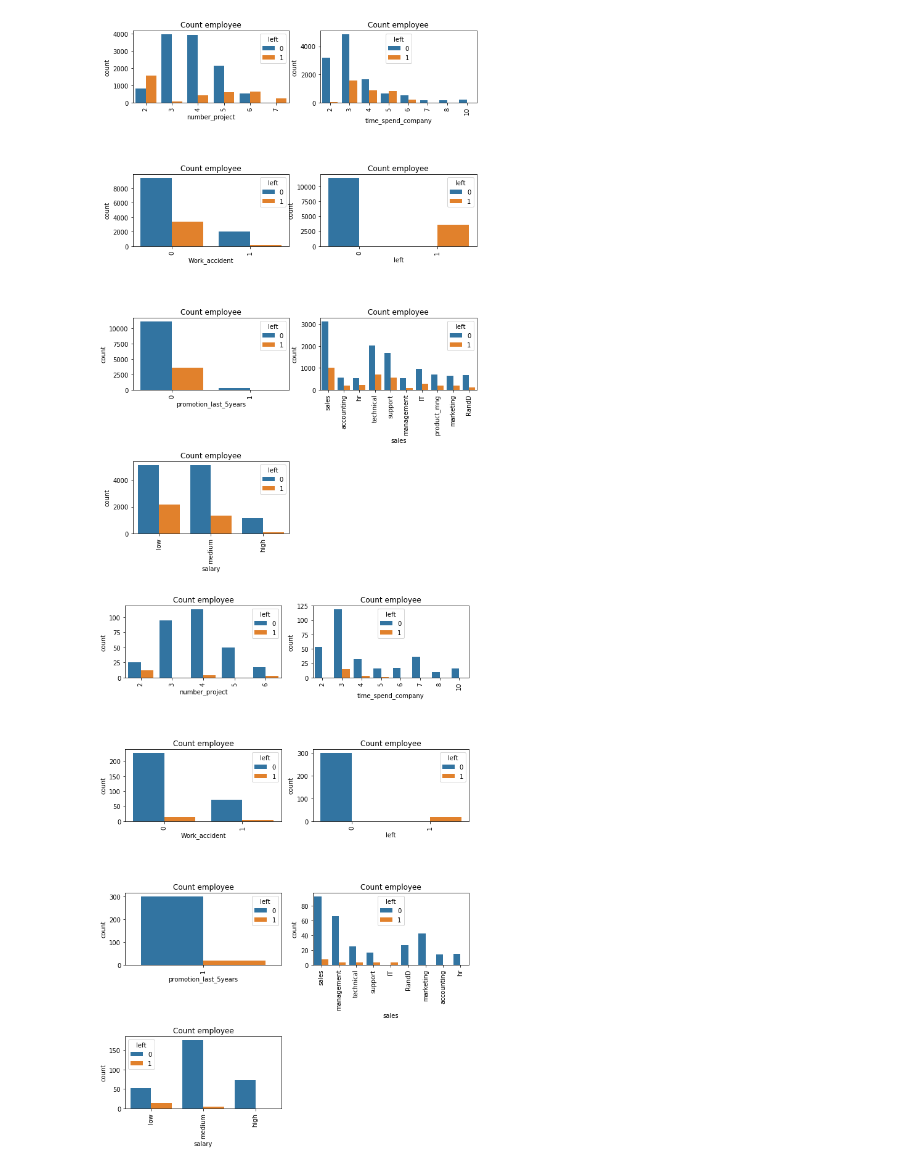
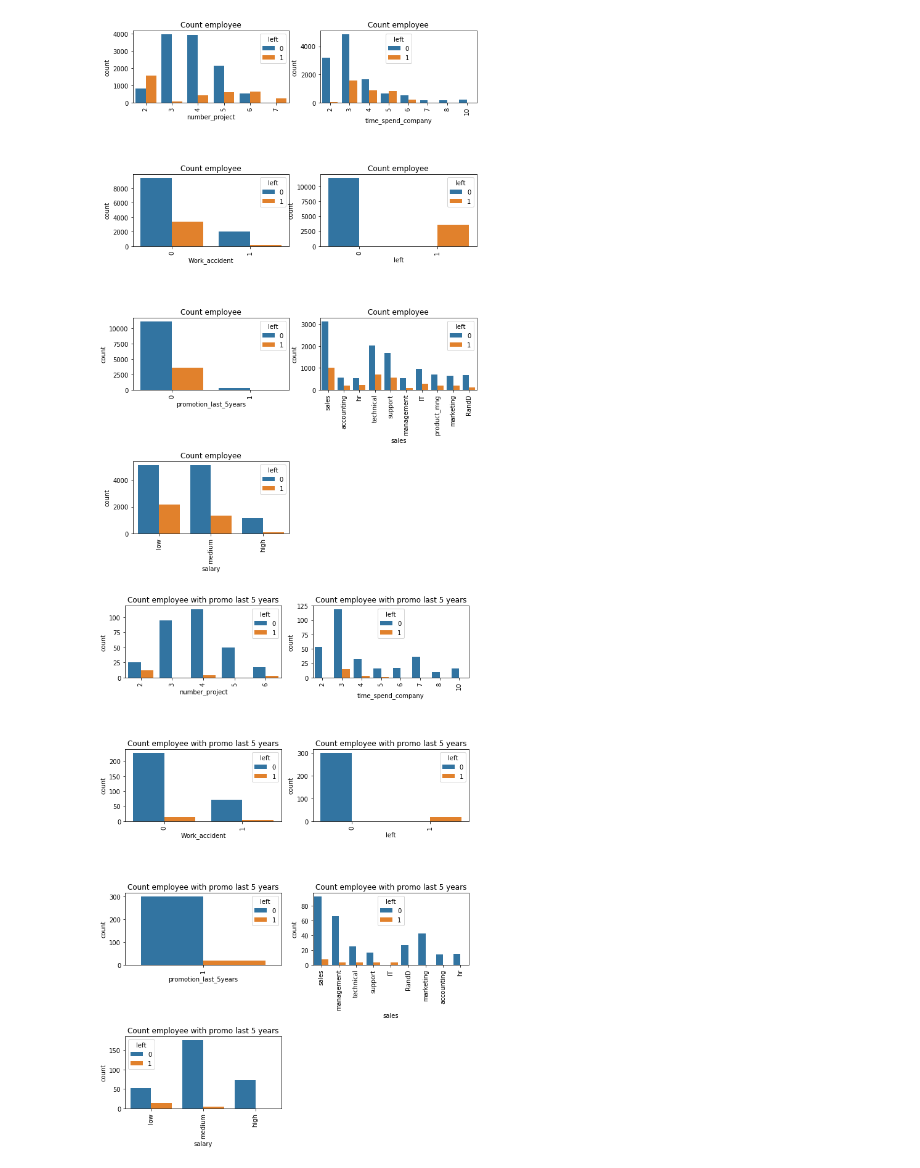
Before and after one commit to Ilmetov/Netology_ilmetov, a Jupyter notebook: Ter_Ver_And_Stat/Stat_final_test/stat_final_ilmetov.ipynb, the cells around one changed output. Saved outputs shown, nothing was run; the diff lists cells and outputs as text; code cells hidden in the pictures.

```diff
--- a/Ter_Ver_And_Stat/Stat_final_test/stat_final_ilmetov.ipynb
+++ b/Ter_Ver_And_Stat/Stat_final_test/stat_final_ilmetov.ipynb
@@ -352,12 +362,12 @@ for i, j in enumerate(features):
 # %%
 features=['number_project','time_spend_company','Work_accident','left', 'promotion_last_5years','sales','salary']
 hr_promo = hr[hr['promotion_last_5years']==1]
 fig=plt.subplots(figsize=(10,15))
 for i, j in enumerate(features):
     plt.subplot(4, 2, i+1)
     plt.subplots_adjust(hspace = 1.0)
     sns.countplot(x=j,data = hr_promo, hue='left')
     plt.xticks(rotation=90)
-    plt.title("Count employee")
+    plt.title("Count employee with promo last 5 years")
 # %% [output]
-[figure, old version]
+[figure, new version]
```
Also changed, not shown: parts of 6 cells of this notebook.
